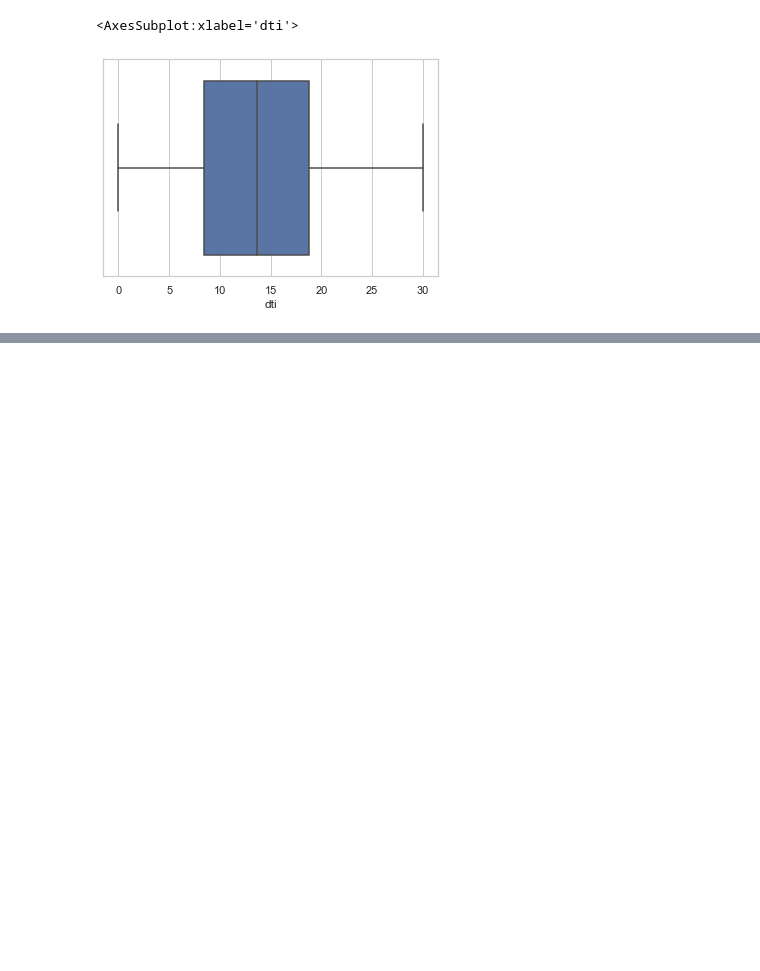
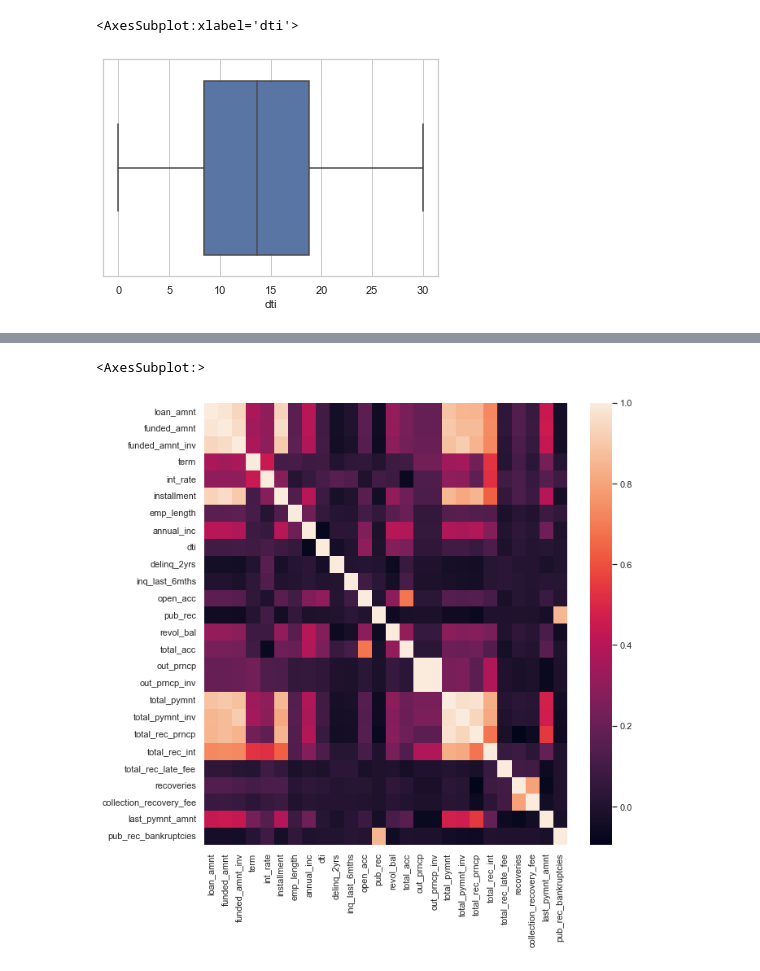
Before and after one commit to swapnilkj89/LendingClubCaseStudy, a Jupyter notebook: LendingClubCaseStudy.ipynb, the cells around one changed output, grey strips where cells are left out. Cells and saved outputs as stored; diff of their text form; code cells hidden in the pictures; blank space fills up the shorter version.

```diff
--- a/LendingClubCaseStudy.ipynb
+++ b/LendingClubCaseStudy.ipynb
@@ -432,0 +453,9 @@ sns.boxplot(loan_df.dti)
+# %%
+# Checking correlation  and using heatmap to visualise it.
+sns.set(rc={'figure.figsize':(10,10)})
+sns.set_style('darkgrid')
+# Heatmap
+sns.heatmap(loan_df.corr())
+# %% [output]
+<AxesSubplot:>
+[figure, added]
```
Also changed, not shown: parts of 2 cells of this notebook.
